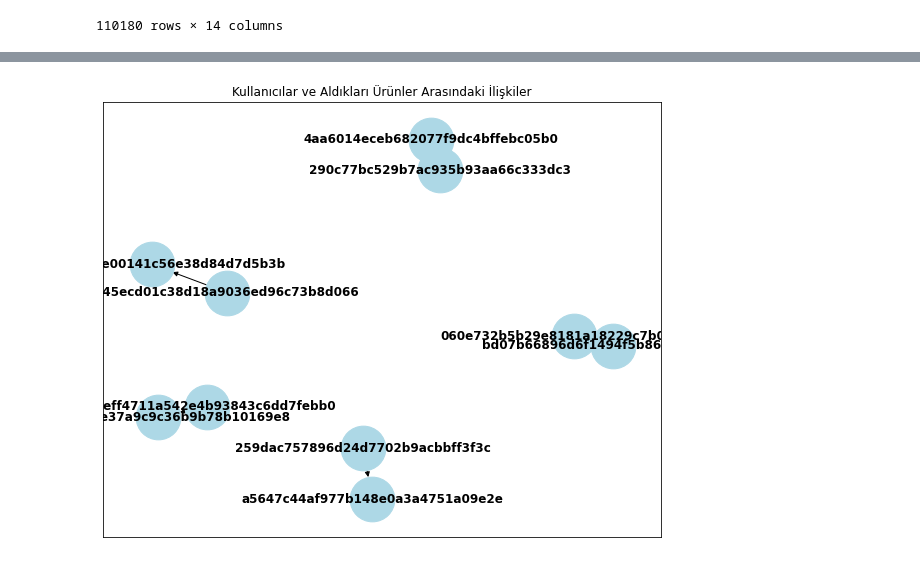
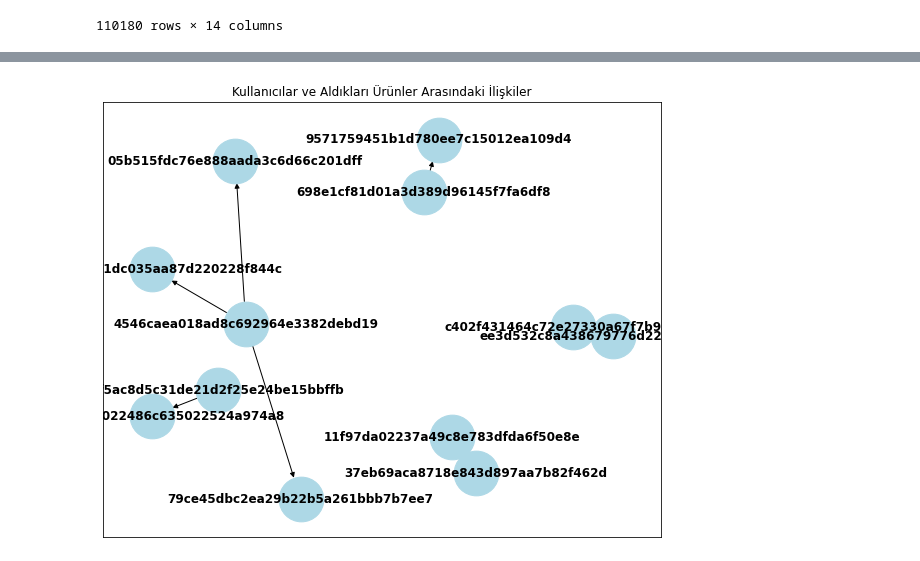
Before and after one commit to DCanKayrak/cart-analysis, a Jupyter notebook: Analysis.ipynb, the cells around one changed output, grey strips where cells are left out. Drawn from its saved outputs; the diff is of its cells as text; code cells hidden in the pictures.

Commit message:
chore: Graph Bug Fixed

```diff
--- a/Analysis.ipynb
+++ b/Analysis.ipynb
@@ -208,3 +208,8 @@ orders_order_items
 | 110178 | 11c177c8e97725db2631073c19f07b62 | b331b74b18dc79bcdf6532d51e1637c1 | delivered | 2018-01-08 21:28:27 | 2018-01-08 21:36:21 | 2018-01-12 15:35:03 | ... |
 | 110179 | 66dea50a8b16d9b4dee7af250b4be1a5 | edb027a75a1449115f6b43211ae02a24 | delivered | 2018-03-08 20:57:30 | 2018-03-09 11:20:28 | 2018-03-09 22:11:59 | ... |
 110180 rows × 14 columns
+# %%
+top_customer_ids = orders_order_items['customer_id'].value_counts().head(5)
+top_customer_data = orders_order_items[orders_order_items['customer_id'].isin(top_customer_ids.index)]
+top_customer_data = pd.DataFrame(top_customer_data)
+top_customer_data
@@ -211,24 +230,24 @@ orders_order_items
 # %%
 # İlk 100 satırı al
-df_customers_subset = df_customers.head(5)
+df_customers_subset = df_customers[df_customers['customer_id'].isin(top_customer_data['customer_id'].unique())]
 
 # Graf oluşturalım
 G = nx.DiGraph()
 
 # Kullanıcıları düğümler olarak ekle
 for _, row in df_customers_subset.iterrows():
     G.add_node(row['customer_unique_id'])
 
 # Siparişleri ve ürünleri bağlantılar olarak ekle
 for _, row in orders_order_items.iterrows():
     df_customers_ids = df_customers_subset.loc[df_customers_subset['customer_id'] == row['customer_id'], 'customer_unique_id'].values
     if len(df_customers_ids) > 0:
         G.add_edge(df_customers_ids[0], row['product_id'])
 
 # Grafı çizelim
 plt.figure(figsize=(10, 8))
 nx.draw_networkx(G, with_labels=True, node_color='lightblue', node_size=2000, font_size=12, font_weight='bold')
 plt.title("Kullanıcılar ve Aldıkları Ürünler Arasındaki İlişkiler")
 plt.show()
 # %% [output]
-[figure, old version]
+[figure, new version]
```
Also changed, not shown: parts of 1 cell of this notebook, 1 other file.
